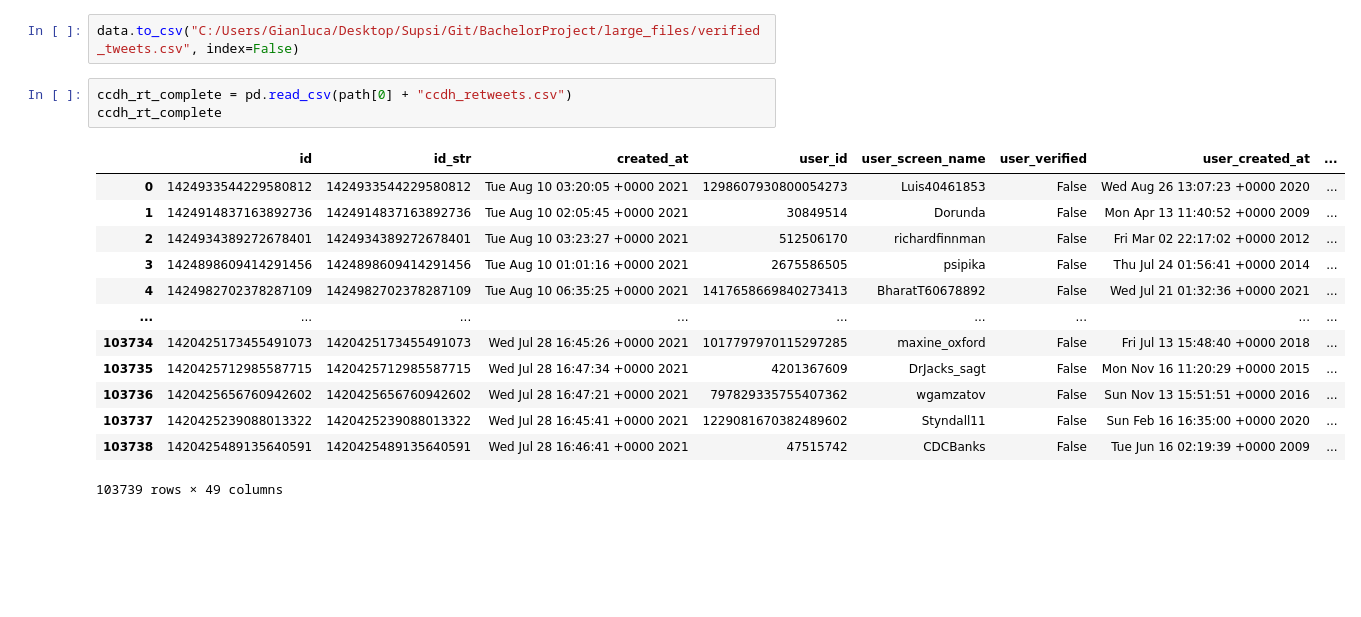
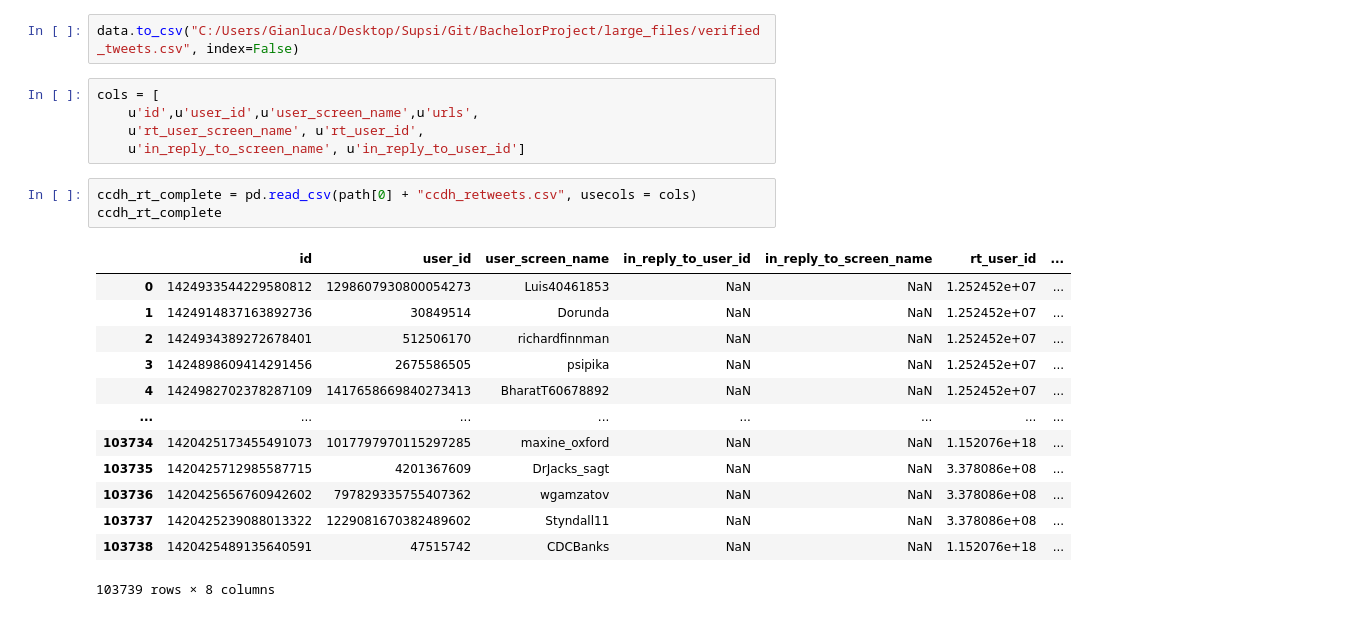
Before and after one commit to gi-ux/BachelorProject, a Jupyter notebook: notebook/Verified_Disinform.ipynb, the cells around one changed output. Cells and saved outputs as stored; diff of their text form; blank space fills up the shorter version.

Commit message:
Edit ccdh tweets from large file

```diff
--- a/notebook/Verified_Disinform.ipynb
+++ b/notebook/Verified_Disinform.ipynb
@@ -172,23 +172,28 @@ path
 ['C:/Users/Gianluca/Desktop/Supsi/Git/BachelorProject/large_files/']
 # %%
 data.to_csv("C:/Users/Gianluca/Desktop/Supsi/Git/BachelorProject/large_files/verified_tweets.csv", index=False)
+# %%
+cols = [
+    u'id',u'user_id',u'user_screen_name',u'urls',
+    u'rt_user_screen_name', u'rt_user_id',
+    u'in_reply_to_screen_name', u'in_reply_to_user_id']
 # %%
-ccdh_rt_complete = pd.read_csv(path[0] + "ccdh_retweets.csv")
+ccdh_rt_complete = pd.read_csv(path[0] + "ccdh_retweets.csv", usecols = cols)
 ccdh_rt_complete
 # %% [output]
-|  | id | id_str | created_at | user_id | user_screen_name | user_verified | user_created_at | ... |
-| 0 | 1424933544229580812 | 1424933544229580812 | Tue Aug 10 03:20:05 +0000 2021 | 1298607930800054273 | Luis40461853 | False | Wed Aug 26 13:07:23 +0000 2020 | ... |
-| 1 | 1424914837163892736 | 1424914837163892736 | Tue Aug 10 02:05:45 +0000 2021 | 30849514 | Dorunda | False | Mon Apr 13 11:40:52 +0000 2009 | ... |
-| 2 | 1424934389272678401 | 1424934389272678401 | Tue Aug 10 03:23:27 +0000 2021 | 512506170 | richardfinnman | False | Fri Mar 02 22:17:02 +0000 2012 | ... |
-| 3 | 1424898609414291456 | 1424898609414291456 | Tue Aug 10 01:01:16 +0000 2021 | 2675586505 | psipika | False | Thu Jul 24 01:56:41 +0000 2014 | ... |
-| 4 | 1424982702378287109 | 1424982702378287109 | Tue Aug 10 06:35:25 +0000 2021 | 1417658669840273413 | BharatT60678892 | False | Wed Jul 21 01:32:36 +0000 2021 | ... |
-| ... | ... | ... | ... | ... | ... | ... | ... | ... |
-| 103734 | 1420425173455491073 | 1420425173455491073 | Wed Jul 28 16:45:26 +0000 2021 | 1017797970115297285 | maxine_oxford | False | Fri Jul 13 15:48:40 +0000 2018 | ... |
-| 103735 | 1420425712985587715 | 1420425712985587715 | Wed Jul 28 16:47:34 +0000 2021 | 4201367609 | DrJacks_sagt | False | Mon Nov 16 11:20:29 +0000 2015 | ... |
-| 103736 | 1420425656760942602 | 1420425656760942602 | Wed Jul 28 16:47:21 +0000 2021 | 797829335755407362 | wgamzatov | False | Sun Nov 13 15:51:51 +0000 2016 | ... |
-| 103737 | 1420425239088013322 | 1420425239088013322 | Wed Jul 28 16:45:41 +0000 2021 | 1229081670382489602 | Styndall11 | False | Sun Feb 16 16:35:00 +0000 2020 | ... |
-| 103738 | 1420425489135640591 | 1420425489135640591 | Wed Jul 28 16:46:41 +0000 2021 | 47515742 | CDCBanks | False | Tue Jun 16 02:19:39 +0000 2009 | ... |
+|  | id | user_id | user_screen_name | in_reply_to_user_id | in_reply_to_screen_name | rt_user_id | ... |
+| 0 | 1424933544229580812 | 1298607930800054273 | Luis40461853 | NaN | NaN | 1.252452e+07 | ... |
+| 1 | 1424914837163892736 | 30849514 | Dorunda | NaN | NaN | 1.252452e+07 | ... |
+| 2 | 1424934389272678401 | 512506170 | richardfinnman | NaN | NaN | 1.252452e+07 | ... |
+| 3 | 1424898609414291456 | 2675586505 | psipika | NaN | NaN | 1.252452e+07 | ... |
+| 4 | 1424982702378287109 | 1417658669840273413 | BharatT60678892 | NaN | NaN | 1.252452e+07 | ... |
+| ... | ... | ... | ... | ... | ... | ... | ... |
+| 103734 | 1420425173455491073 | 1017797970115297285 | maxine_oxford | NaN | NaN | 1.152076e+18 | ... |
+| 103735 | 1420425712985587715 | 4201367609 | DrJacks_sagt | NaN | NaN | 3.378086e+08 | ... |
+| 103736 | 1420425656760942602 | 797829335755407362 | wgamzatov | NaN | NaN | 3.378086e+08 | ... |
+| 103737 | 1420425239088013322 | 1229081670382489602 | Styndall11 | NaN | NaN | 3.378086e+08 | ... |
+| 103738 | 1420425489135640591 | 47515742 | CDCBanks | NaN | NaN | 1.152076e+18 | ... |
-103739 rows × 49 columns
+103739 rows × 8 columns
 # %%
 ccdh_rt_searched = pd.read_csv(path[0] + "ccdh_user_rt.csv")
 ccdh_rt_searched
```
Also changed, not shown: parts of 5 cells of this notebook, 3 other files.
